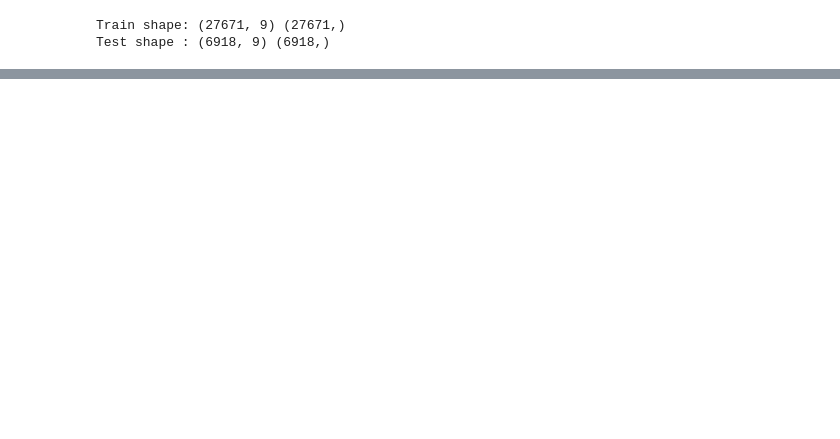
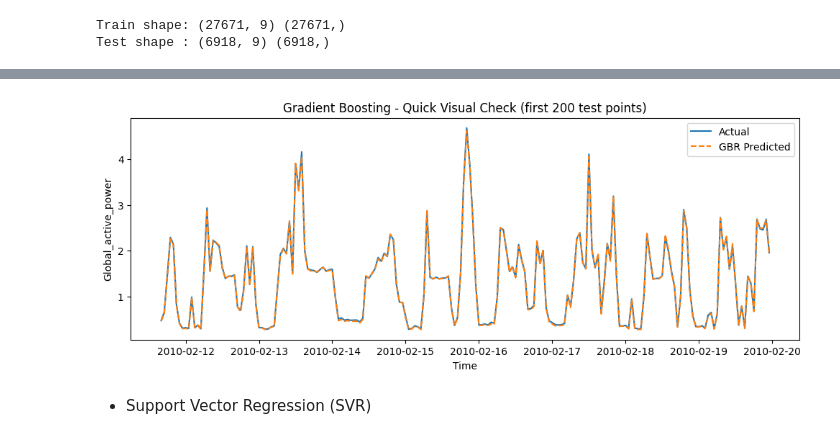
Before and after one commit to pinarrcindemirr/ML_Q1122408, a Jupyter notebook: ML_Q1122408.ipynb, the cells around one changed output, grey strips where cells are left out. Cells and saved outputs as stored; diff of their text form; code cells hidden in the pictures; blank space fills up the shorter version.

```diff
--- a/ML_Q1122408.ipynb
+++ b/ML_Q1122408.ipynb
@@ -337,0 +449,22 @@ Test shape : (6918, 9) (6918,)
+# %%
+from sklearn.ensemble import GradientBoostingRegressor
+
+gbr_model = GradientBoostingRegressor(
+    random_state=42
+)
+
+print("Gradient Boosting initial hyperparameters:")
+print(gbr_model.get_params())
+
+gbr_model.fit(X_train, y_train)
+
+gbr_pred = gbr_model.predict(X_test)
+
+gbr_pred_series = pd.Series(gbr_pred, index=y_test.index, name="GBR_Prediction")
+
+df_gbr_results = pd.DataFrame({
+    "Actual": y_test,
+    "Predicted": gbr_pred_series
+})
+
+df_gbr_results.head()
@@ -337,0 +481,14 @@ Test shape : (6918, 9) (6918,)
+# %%
+n = 200
+plt.figure(figsize=(12, 4))
+plt.plot(df_gbr_results["Actual"].iloc[:n], label="Actual")
+plt.plot(df_gbr_results["Predicted"].iloc[:n], label="GBR Predicted", linestyle="--")
+plt.title("Gradient Boosting - Quick Visual Check (first 200 test points)")
+plt.xlabel("Time")
+plt.ylabel("Global_active_power")
+plt.legend()
+plt.show()
+# %% [output]
+[figure, added]
+# %% [markdown]
+* Support Vector Regression (SVR)
```
Also changed, not shown: parts of 12 cells of this notebook.
